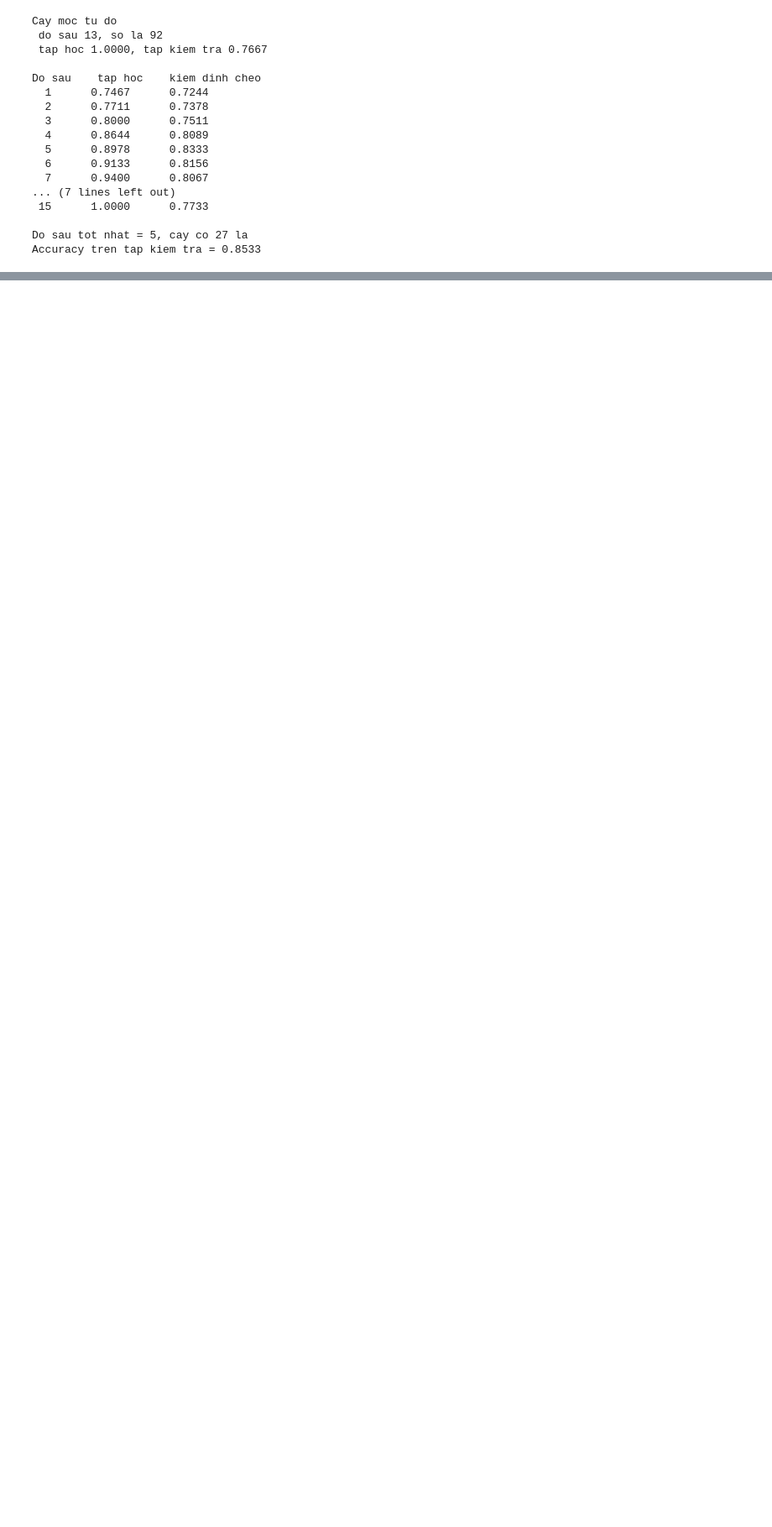
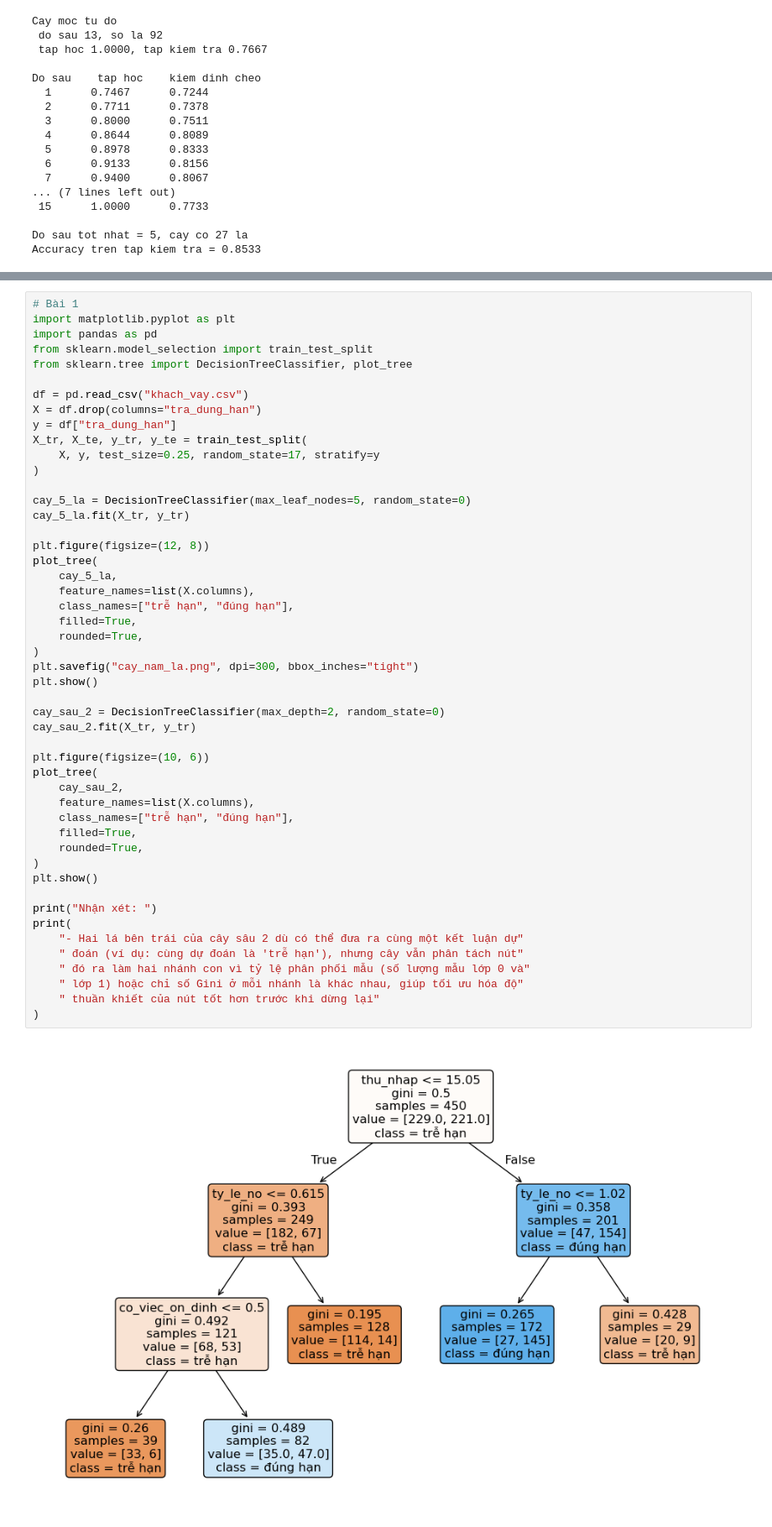
Before and after one commit to nguyenanhthu000000/Machine-learning, a Jupyter notebook: 05. DecisionTree_RandomForest/NguyenAnhThu_2474802010381_lab5.ipynb, the cells around one changed output, grey strips where cells are left out. Shown at 84% size. Drawn from its saved outputs; the diff is of its cells as text; blank space fills up the shorter version.

```diff
--- a/05. DecisionTree_RandomForest/NguyenAnhThu_2474802010381_lab5.ipynb
+++ b/05. DecisionTree_RandomForest/NguyenAnhThu_2474802010381_lab5.ipynb
@@ -303,0 +399,51 @@ ba_mo_hinh = {
+# %%
+# Bài 1
+import matplotlib.pyplot as plt
+import pandas as pd
+from sklearn.model_selection import train_test_split
+from sklearn.tree import DecisionTreeClassifier, plot_tree
+
+df = pd.read_csv("khach_vay.csv")
+X = df.drop(columns="tra_dung_han")
+y = df["tra_dung_han"]
+X_tr, X_te, y_tr, y_te = train_test_split(
+    X, y, test_size=0.25, random_state=17, stratify=y
+)
+
+cay_5_la = DecisionTreeClassifier(max_leaf_nodes=5, random_state=0)
+cay_5_la.fit(X_tr, y_tr)
+
+plt.figure(figsize=(12, 8))
+plot_tree(
+    cay_5_la,
+    feature_names=list(X.columns),
+    class_names=["trễ hạn", "đúng hạn"],
+    filled=True,
+    rounded=True,
+)
+plt.savefig("cay_nam_la.png", dpi=300, bbox_inches="tight")
+plt.show()
+
+cay_sau_2 = DecisionTreeClassifier(max_depth=2, random_state=0)
+cay_sau_2.fit(X_tr, y_tr)
+
+plt.figure(figsize=(10, 6))
+plot_tree(
+    cay_sau_2,
+    feature_names=list(X.columns),
+    class_names=["trễ hạn", "đúng hạn"],
+    filled=True,
+    rounded=True,
+)
+plt.show()
+
+print("Nhận xét: ")
+print(
+    "- Hai lá bên trái của cây sâu 2 dù có thể đưa ra cùng một kết luận dự"
+    " đoán (ví dụ: cùng dự đoán là 'trễ hạn'), nhưng cây vẫn phân tách nút"
+    " đó ra làm hai nhánh con vì tỷ lệ phân phối mẫu (số lượng mẫu lớp 0 và"
+    " lớp 1) hoặc chỉ số Gini ở mỗi nhánh là khác nhau, giúp tối ưu hóa độ"
+    " thuần khiết của nút tốt hơn trước khi dừng lại"
+)
+# %% [output]
+[figure, added]
```
Also changed, not shown: parts of 9 cells of this notebook.
